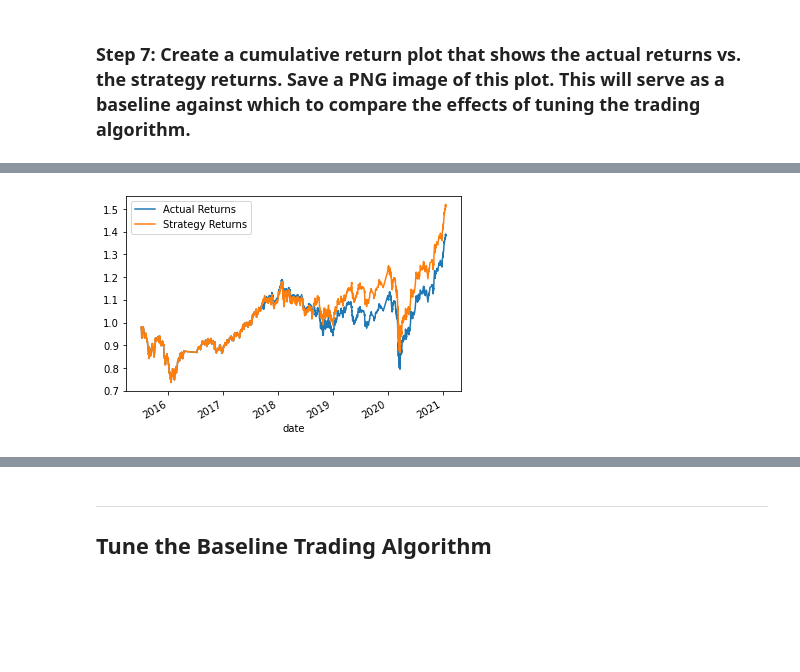
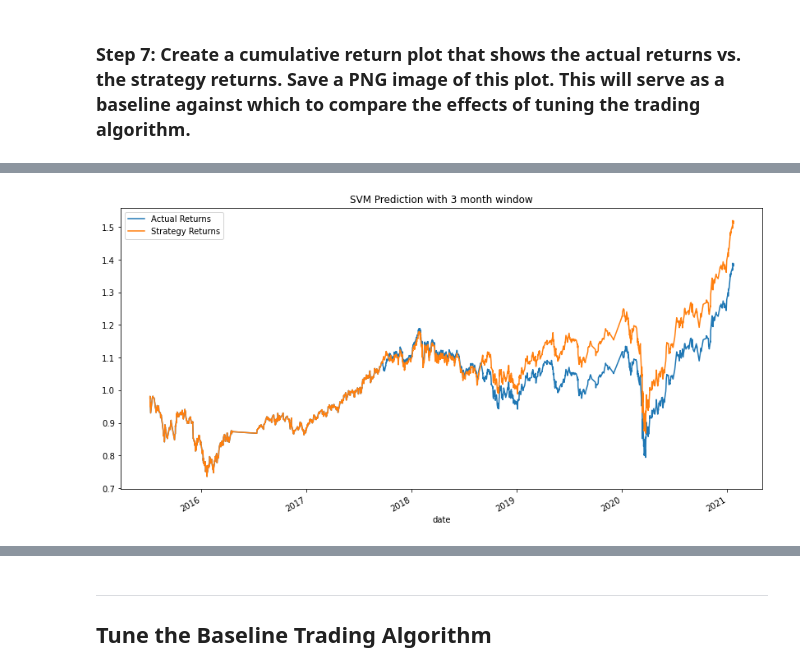
Before and after one commit to stefimaz/Fintech_Database, a Jupyter notebook: C14_Algorithmic_trading/machine_learning_trading_bot.ipynb, the cells around one changed output, grey strips where cells are left out. Drawn from its saved outputs; the diff is of its cells as text; code cells hidden in the pictures; blank space fills up the shorter version.

Commit message:
explored different data windows and classifiers

```diff
--- a/C14_Algorithmic_trading/machine_learning_trading_bot.ipynb
+++ b/C14_Algorithmic_trading/machine_learning_trading_bot.ipynb
@@ -385,6 +395,7 @@ display(predictions_df.tail())
 # %%
-# Plot the actual returns versus the strategy returns
-(1 + predictions_df[["Actual Returns", "Strategy Returns"]]).cumprod().plot()
-plt.savefig("./Resources/svmfig.png")
+# Plot the actual returns versus the strategy returns (3 months data training)
+(1 + predictions_df[["Actual Returns", "Strategy Returns"]]).cumprod().plot(
+    title= "SVM Prediction with 3 month window", figsize=(14,7))
+plt.savefig("./Images/svmfig_3months.png")
 # %% [output]
-[figure, old version]
+[figure, new version]
```
Also changed, not shown: parts of 15 cells of this notebook, 17 other files.
